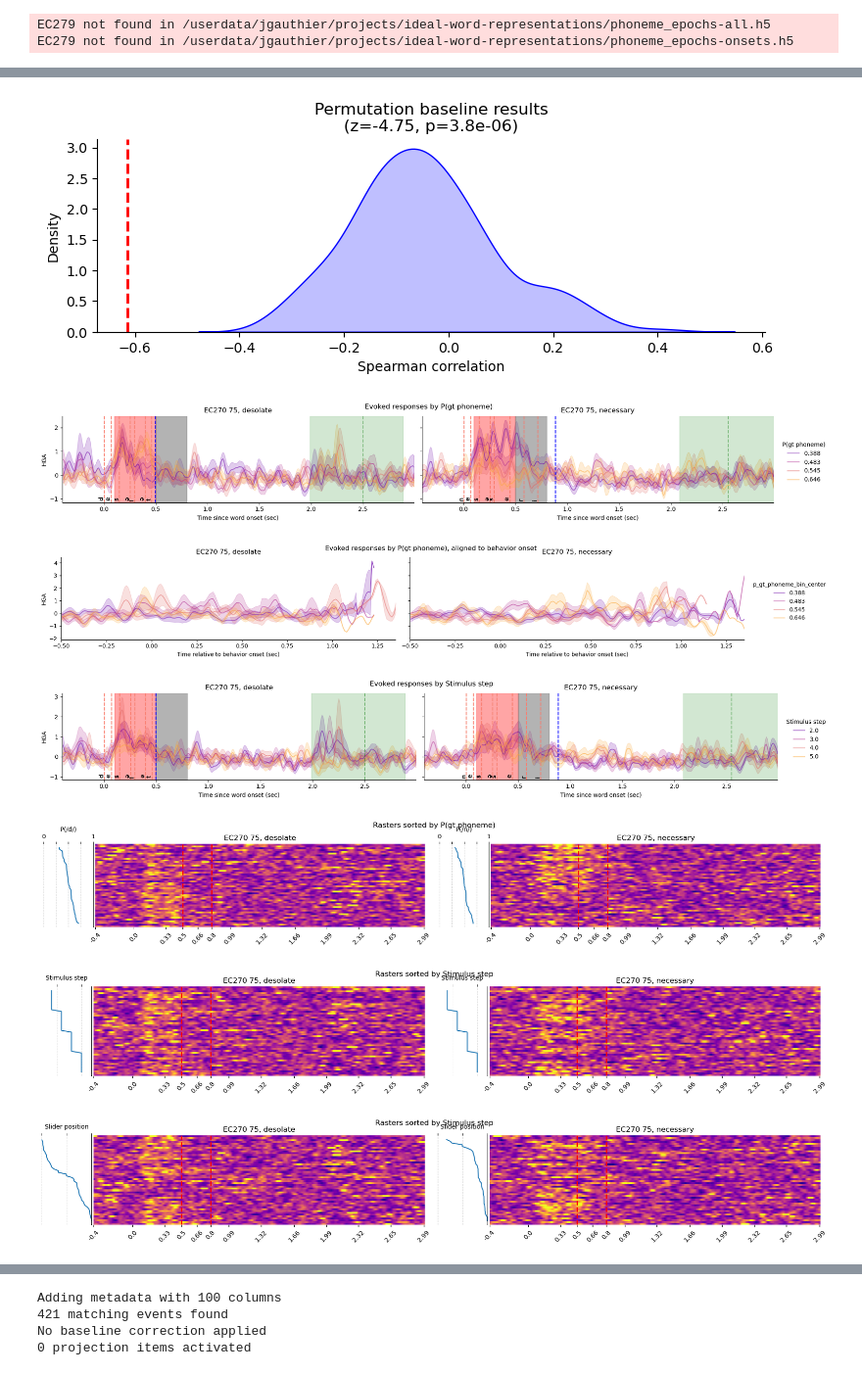
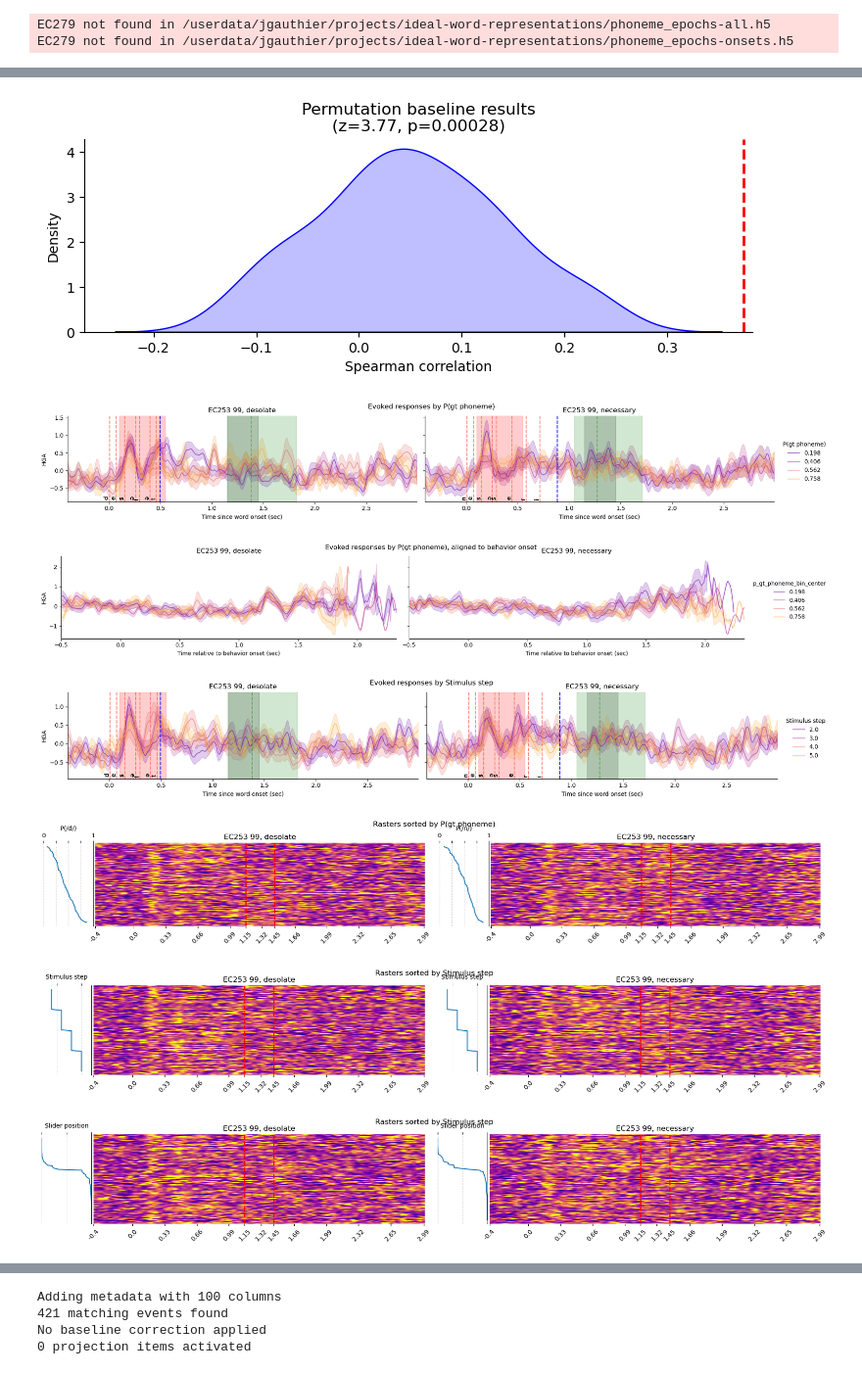
Before and after one commit to hans/barakeet, a Jupyter notebook: notebooks/phoneme_causal4.ipynb, the cells around one changed output, grey strips where cells are left out. Shown at 98% size. Drawn from its saved outputs; the diff is of its cells as text; code cells hidden in the pictures.

```diff
--- a/notebooks/phoneme_causal4.ipynb
+++ b/notebooks/phoneme_causal4.ipynb
@@ -797,7 +782,8 @@ def plot_searchlight_response(row):
             g_raster, g_raster_resampled, g_raster_behavior,
             timit_fig)
 # %%
-plot_row =  searchlight_results_df.iloc[0]
+plot_row =  searchlight_results_df.iloc[3]
+print(plot_row)
 plot_searchlight_response(plot_row)
 None
 # %% [output]
@@ -805,7 +808,7 @@ None
-[figure, old version]
+[figure, new version]
-[figure, old version]
+[figure, new version]
-[figure, old version]
+[figure, new version]
-[figure, old version]
+[figure, new version]
-[figure, old version]
+[figure, new version]
-[figure, old version]
+[figure, new version]
-[figure, old version]
+[figure, new version]
```
Also changed, not shown: parts of 24 cells of this notebook, 1 other file.
